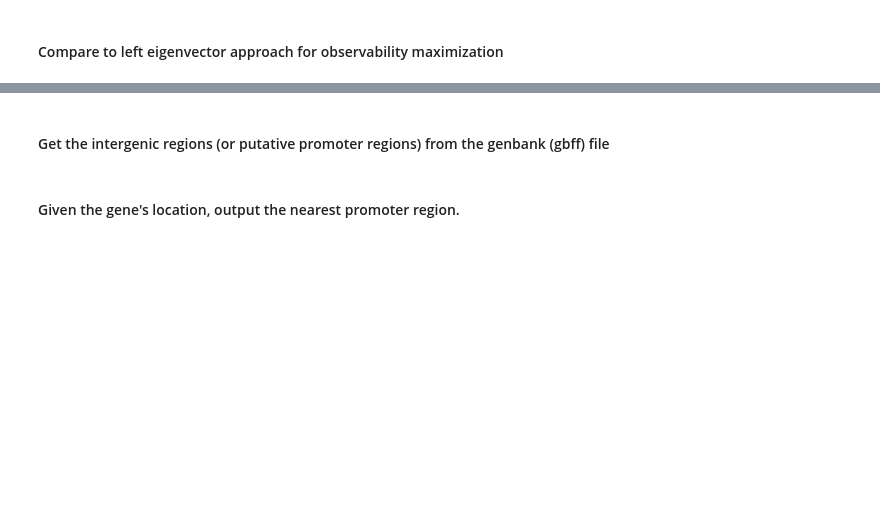
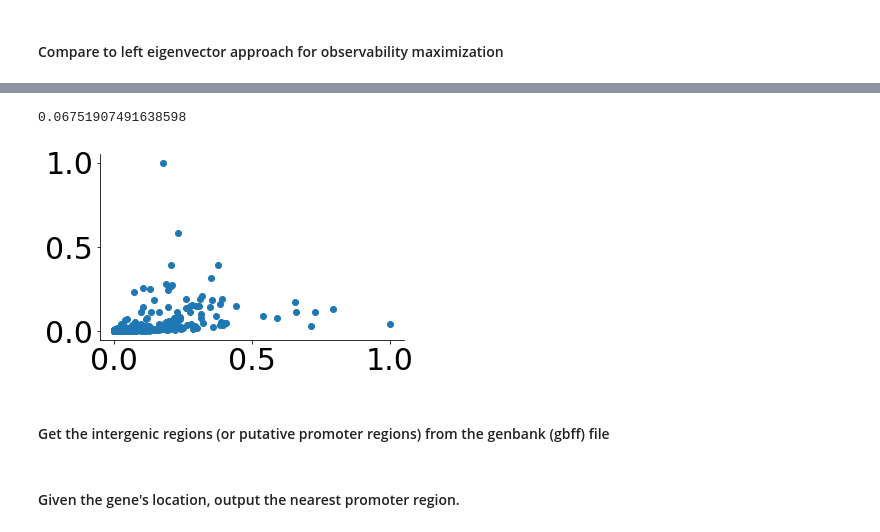
Before and after one commit to AqibHasnain/optimal_sensors, a Jupyter notebook: postprocessing.ipynb, the cells around one changed output, grey strips where cells are left out. Cells and saved outputs as stored; diff of their text form; code cells hidden in the pictures; blank space fills up the shorter version.

```diff
--- a/postprocessing.ipynb
+++ b/postprocessing.ipynb
@@ -250,6 +382,9 @@ plt.plot(testvec);
 # %%
 plt.scatter(testvec,mean_scores);
-np.linalg.norm(np.array(testvec) - np.array(mean_scores))
+np.linalg.norm(np.array(testvec) - np.array(mean_scores))/(len(testvec))
+# %% [output]
+0.06751907491638598
+[figure, added]
 # %% [markdown]
 #### Get the intergenic regions (or putative promoter regions) from the genbank (gbff) file
 # %%
```
Also changed, not shown: parts of 15 cells of this notebook, 9 other files.
